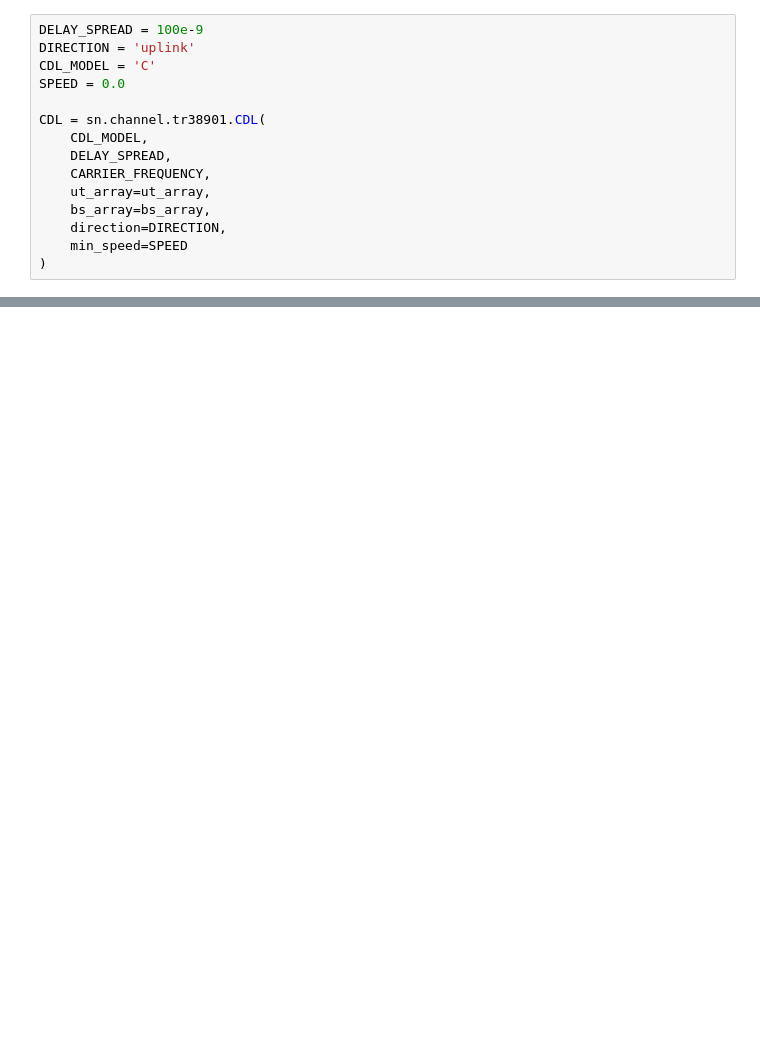
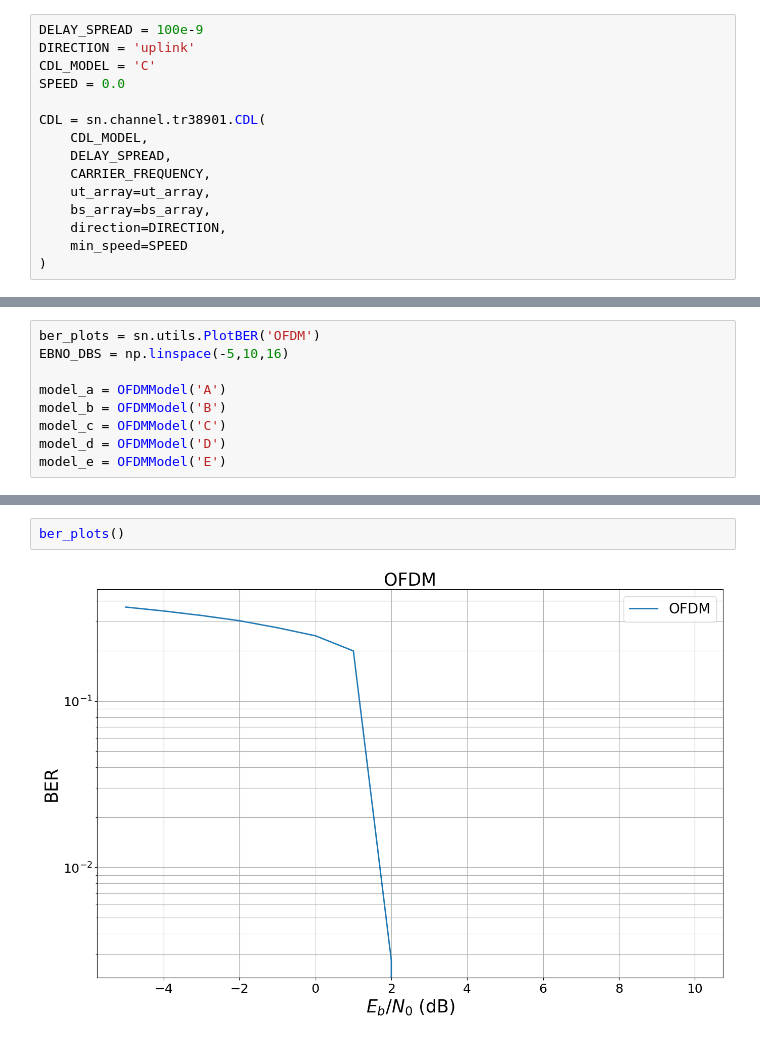
Before and after one commit to gab-mq/mimo-sionna, a Jupyter notebook: ofdm.ipynb, the cells around one changed output, grey strips where cells are left out. Cells and saved outputs as stored; diff of their text form; blank space fills up the shorter version.

```diff
--- a/ofdm.ipynb
+++ b/ofdm.ipynb
@@ -157,0 +150,9 @@ BER: 0.0
+# %%
+ber_plots = sn.utils.PlotBER('OFDM')
+EBNO_DBS = np.linspace(-5,10,16)
+
+model_a = OFDMModel('A')
+model_b = OFDMModel('B')
+model_c = OFDMModel('C')
+model_d = OFDMModel('D')
+model_e = OFDMModel('E')
@@ -157,0 +224,4 @@ BER: 0.0
+# %%
+ber_plots()
+# %% [output]
+[figure, added]
```
Also changed, not shown: parts of 15 cells of this notebook, 4 other files.
